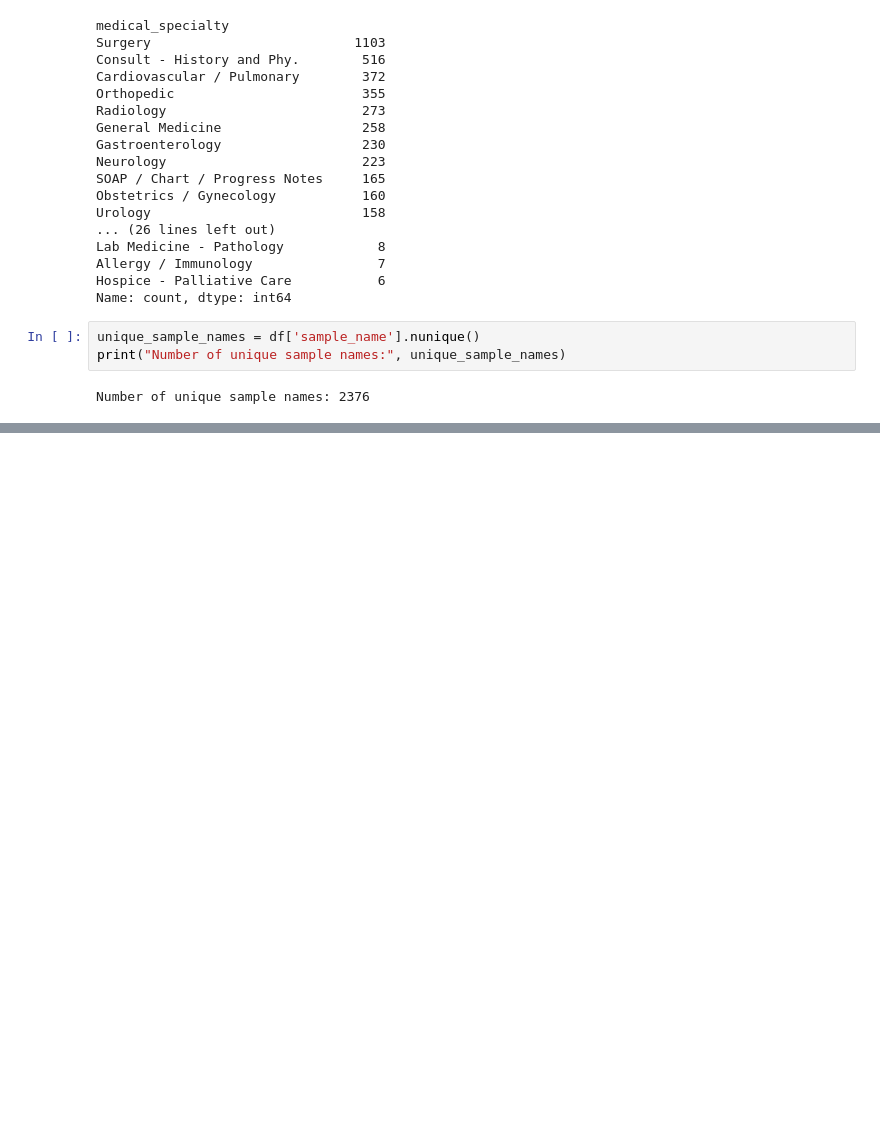
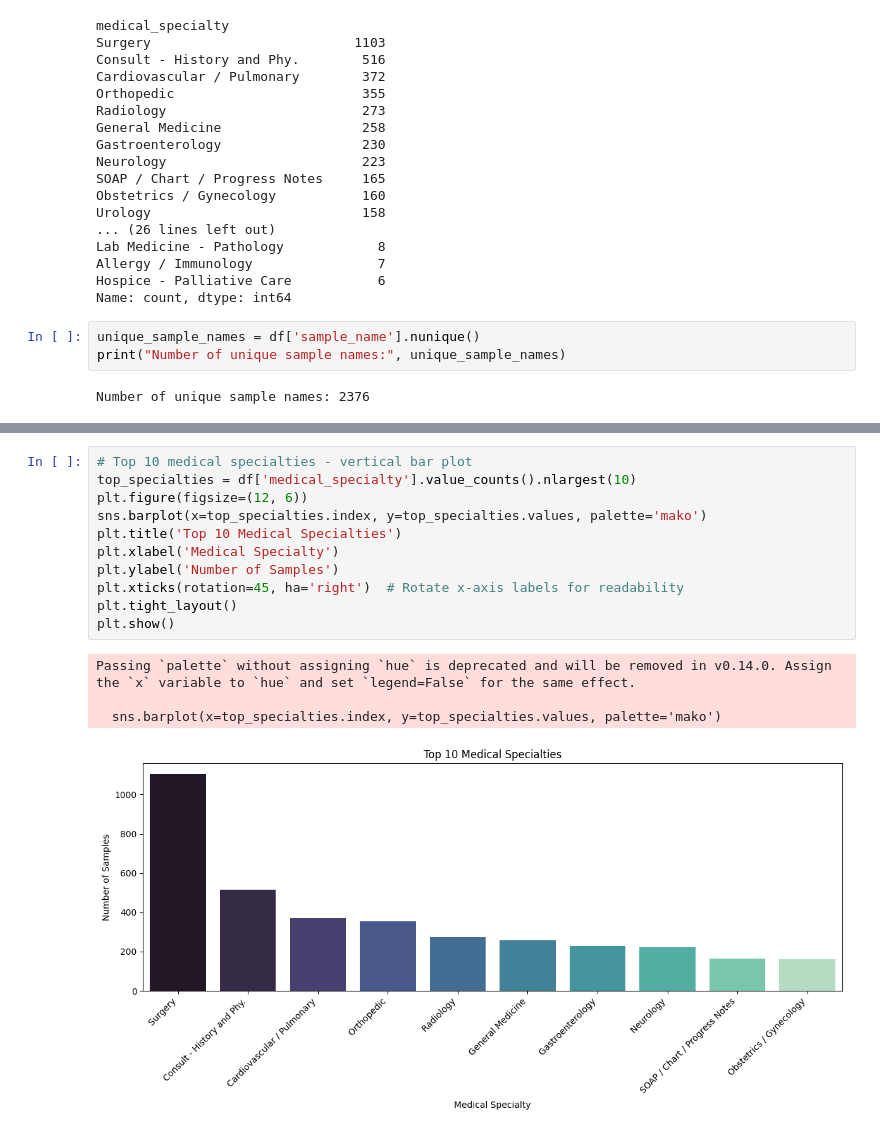
Before and after one commit to HinalBhagatLTI/Medical-Analysis-V1, a Jupyter notebook: notebook/medical_unstructured_data_preprocessing.ipynb, the cells around one changed output, grey strips where cells are left out. Drawn from its saved outputs; the diff is of its cells as text; blank space fills up the shorter version.

```diff
--- a/notebook/medical_unstructured_data_preprocessing.ipynb
+++ b/notebook/medical_unstructured_data_preprocessing.ipynb
@@ -181,0 +242,16 @@ Number of unique sample names: 2376
+# %%
+# Top 10 medical specialties - vertical bar plot
+top_specialties = df['medical_specialty'].value_counts().nlargest(10)
+plt.figure(figsize=(12, 6))
+sns.barplot(x=top_specialties.index, y=top_specialties.values, palette='mako')
+plt.title('Top 10 Medical Specialties')
+plt.xlabel('Medical Specialty')
+plt.ylabel('Number of Samples')
+plt.xticks(rotation=45, ha='right')  # Rotate x-axis labels for readability
+plt.tight_layout()
+plt.show()
+# %% [output]
+Passing `palette` without assigning `hue` is deprecated and will be removed in v0.14.0. Assign the `x` variable to `hue` and set `legend=False` for the same effect.
+
+  sns.barplot(x=top_specialties.index, y=top_specialties.values, palette='mako')
+[figure, added]
```
Also changed, not shown: parts of 4 cells of this notebook, 3 other files.
